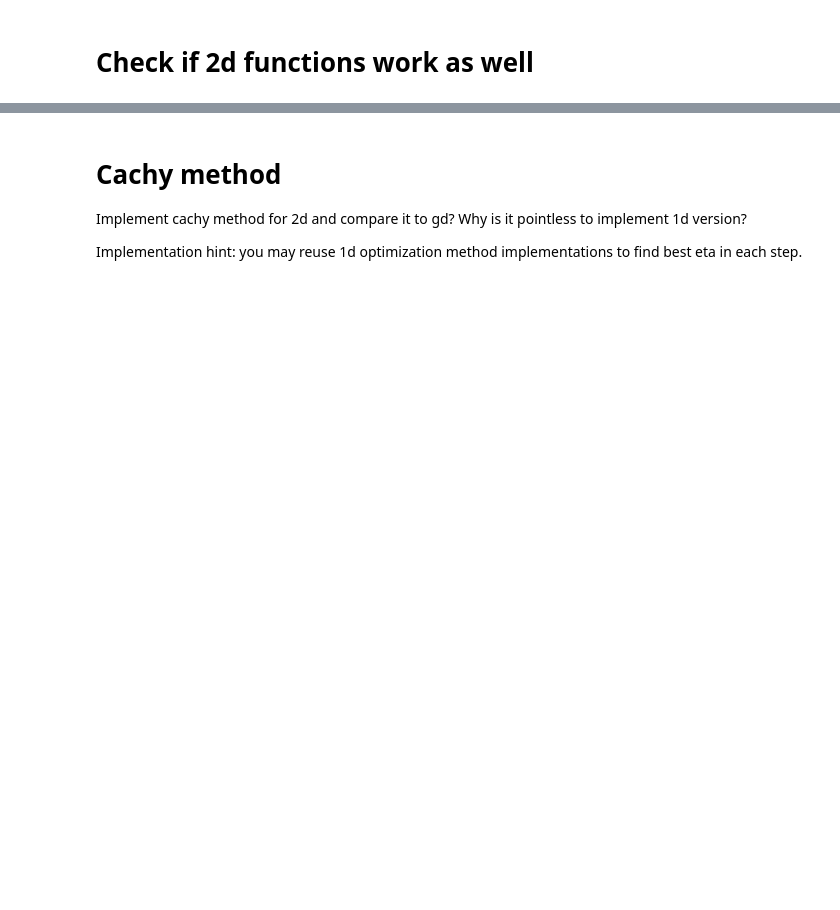
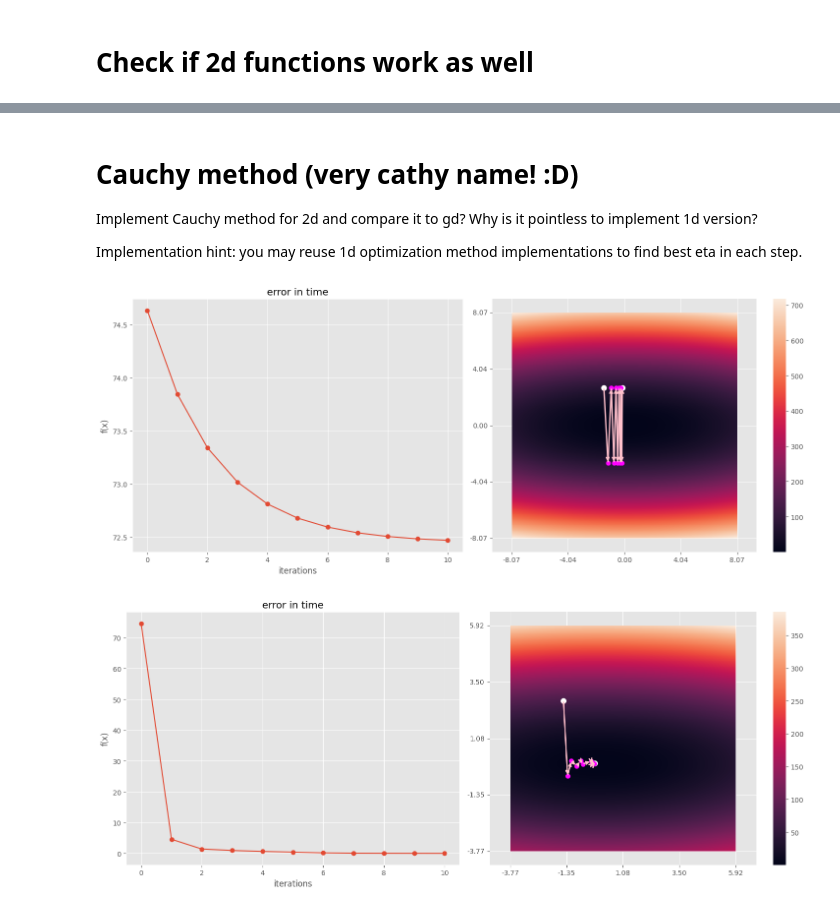
Before and after one commit to JanekDev/convex-optimization-exercises, a Jupyter notebook: ex4_gd/ex4_gd.ipynb, the cells around one changed output, grey strips where cells are left out. Saved outputs shown, nothing was run; the diff lists cells and outputs as text; code cells hidden in the pictures; blank space fills up the shorter version.

Commit message:
Finished gradient descent

```diff
--- a/ex4_gd/ex4_gd.ipynb
+++ b/ex4_gd/ex4_gd.ipynb
@@ -46,8 +50,13 @@ plot_steps_2d(f, points)
 # %% [markdown]
 ## Your gradient descent implementation:
-# %%
-def gd(f, x0, learning_rate=0.1, other_args="???"):
-    raise NotImplementedError()
+# %%
+def gd(f, x0, learning_rate=0.1, steps=10):
+    x = np.array(x0)
+    points = [x]
+    for _ in range(steps):
+        x = x - learning_rate * grad(f)(x)
+        points.append(x)
+    return points
 # %% [markdown]
 # Test sample functions in 1d:
 # %%
@@ -73,19 +86,33 @@ plot_steps_2d(f, points)
 # %% [markdown]
-# Cachy method
-Implement cachy method for 2d and compare it to gd? Why is it pointless to implement 1d version?
+# Cauchy method (very cathy name! :D)
+Implement Cauchy method for 2d and compare it to gd? Why is it pointless to implement 1d version?
 
 Implementation hint: you may reuse 1d optimization method implementations to find best eta in each step.
-# %%
-def cauchy(f, x0, other_args="???"):
-    raise NotImplementedError()
+# %%
+def cauchy(f, x0, steps=10):
+    x = np.array(x0)
+    points = [x]
+    for _ in range(steps):
+        eta = 0.01
+        steepest_descent = -grad(f)(x)
+        for _ in range(1000):
+            x_new = x + eta * steepest_descent
+            if f(x_new) < f(x):
+                x = x_new
+            eta += 0.01
+        points.append(x)
+    return points
 # %%
 f = lambda x: x@x
-# f = lambda x: -x@x
-# f = lambda x: np.array([1,2])*x@x
-# f = lambda x: np.array([1,10])*x@x
+f = lambda x: -x@x
+f = lambda x: np.array([1,2])*x@x
+f = lambda x: np.array([1,10])*x@x
 
 x0 = np.random.random(2)*6 - 3
 gd_points = gd(f, x0, learning_rate=0.1)
 cauchy_points = cauchy(f,x0)
 plot_steps_2d(f, gd_points)
 plot_steps_2d(f, cauchy_points)
+# %% [output]
+[figure, added]
+[figure, added]
```
Also changed, not shown: parts of 4 cells of this notebook.
